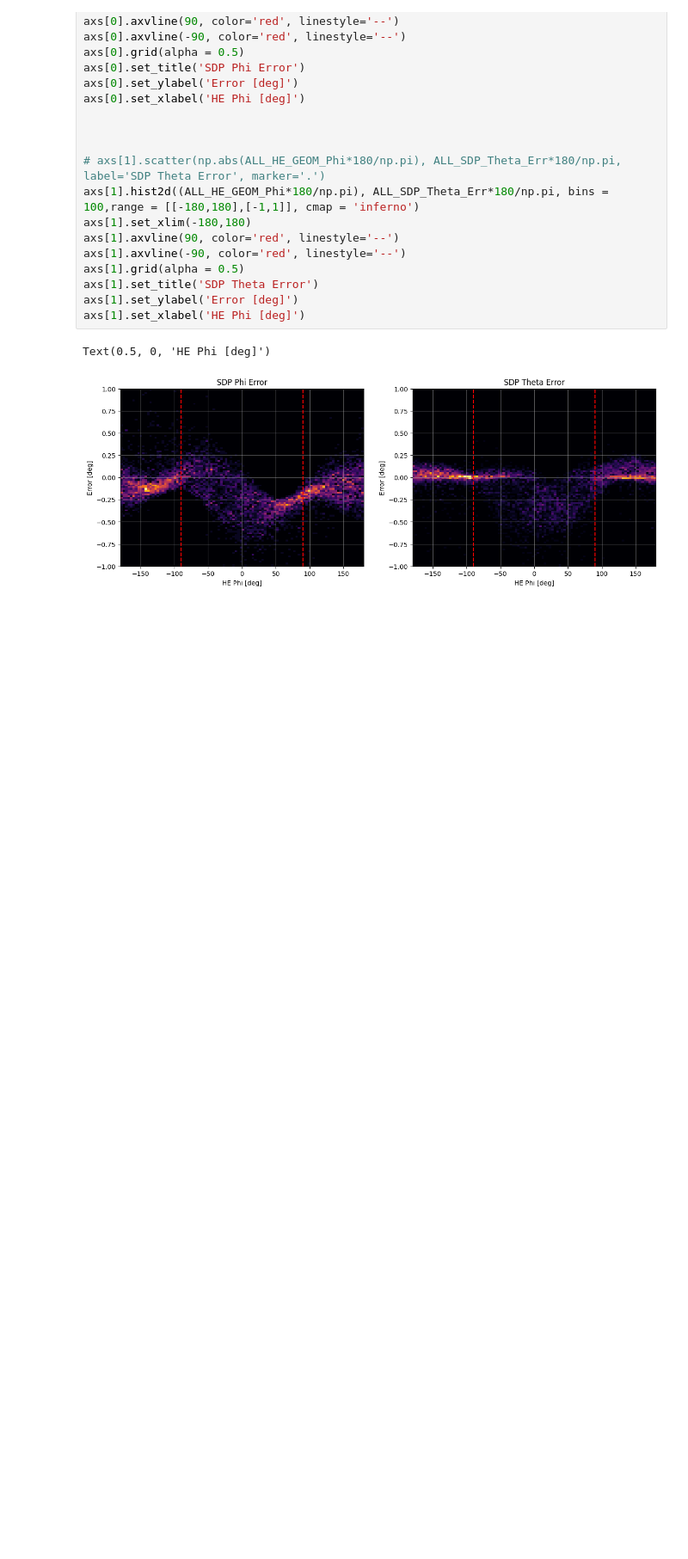
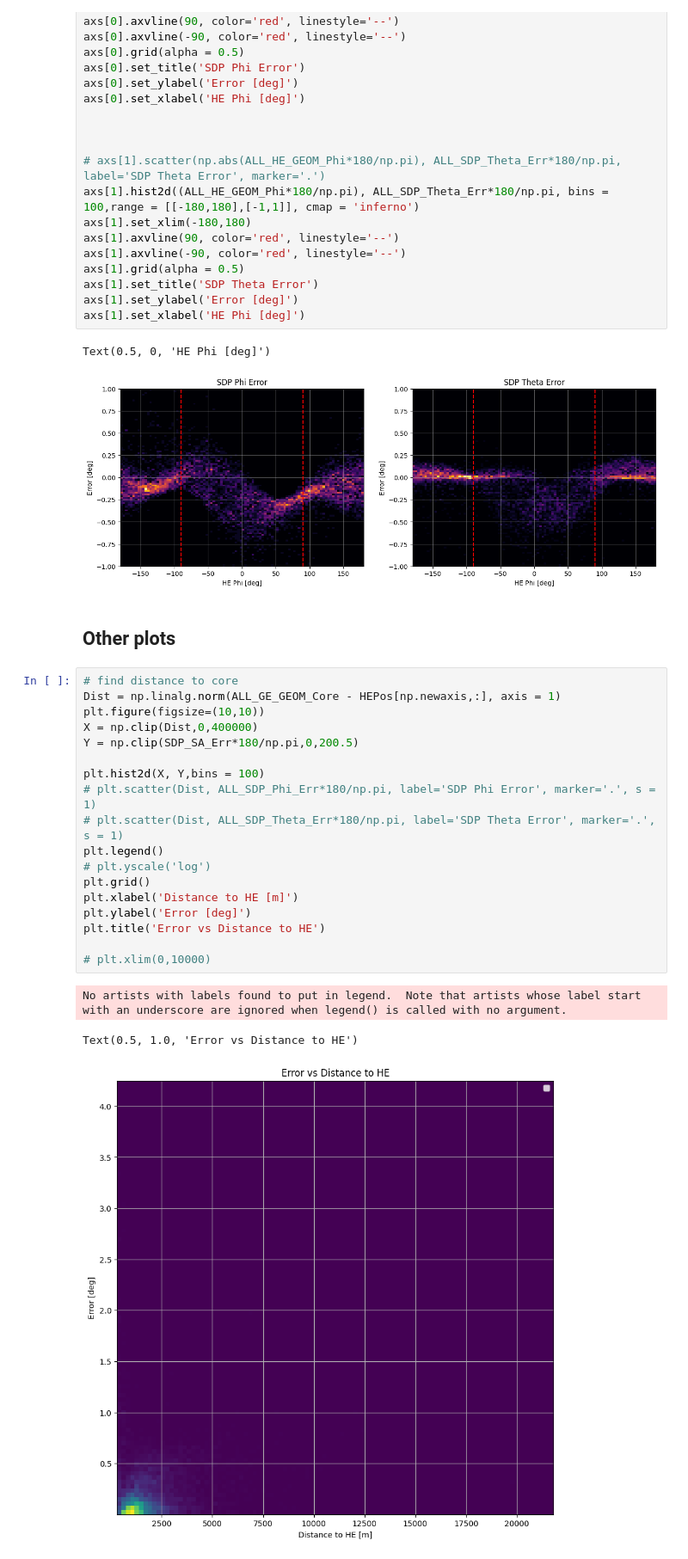
Before and after one commit to fedor-tairli/CDEProject, a Jupyter notebook: Exploration/ExplorationNotebool.ipynb, the cells around one changed output. Shown at 86% size. Cells and saved outputs as stored; diff of their text form; blank space fills up the shorter version.

```diff
--- a/Exploration/ExplorationNotebool.ipynb
+++ b/Exploration/ExplorationNotebool.ipynb
@@ -283,3 +307,27 @@ axs[1].set_xlabel('HE Phi [deg]')
 # %% [output]
 Text(0.5, 0, 'HE Phi [deg]')
 [figure]
+# %% [markdown]
+## Other plots
+# %%
+# find distance to core
+Dist = np.linalg.norm(ALL_GE_GEOM_Core - HEPos[np.newaxis,:], axis = 1)
+plt.figure(figsize=(10,10))
+X = np.clip(Dist,0,400000)
+Y = np.clip(SDP_SA_Err*180/np.pi,0,200.5)
+
+plt.hist2d(X, Y,bins = 100)
+# plt.scatter(Dist, ALL_SDP_Phi_Err*180/np.pi, label='SDP Phi Error', marker='.', s = 1)
+# plt.scatter(Dist, ALL_SDP_Theta_Err*180/np.pi, label='SDP Theta Error', marker='.', s = 1)
+plt.legend()
+# plt.yscale('log')
+plt.grid()
+plt.xlabel('Distance to HE [m]')
+plt.ylabel('Error [deg]')
+plt.title('Error vs Distance to HE')
+
+# plt.xlim(0,10000)
+# %% [output]
+No artists with labels found to put in legend.  Note that artists whose label start with an underscore are ignored when legend() is called with no argument.
+Text(0.5, 1.0, 'Error vs Distance to HE')
+[figure, added]
```
Also changed, not shown: parts of 12 cells of this notebook, 2 other files.
